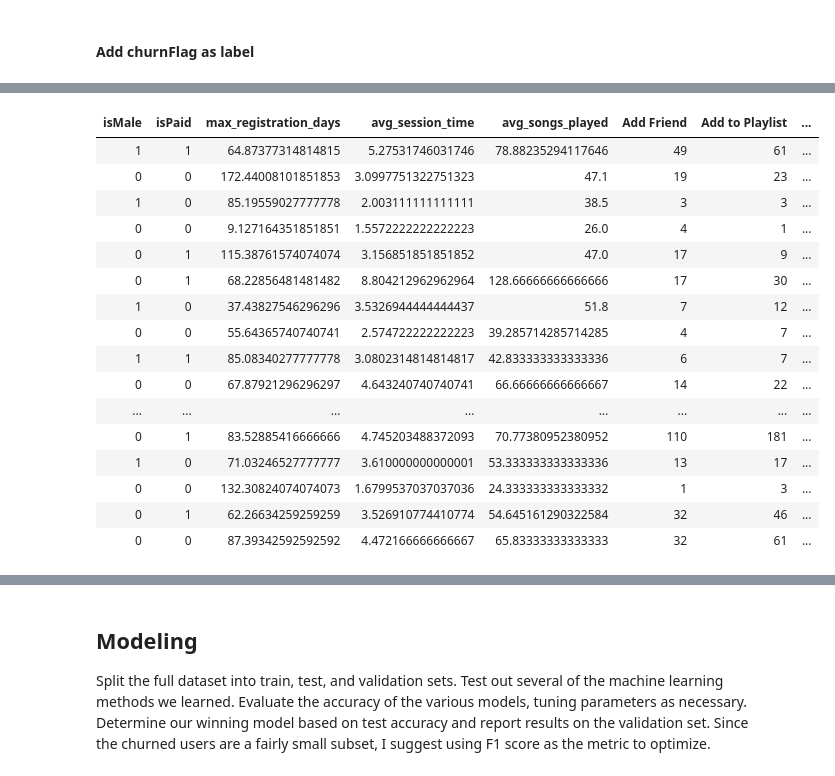
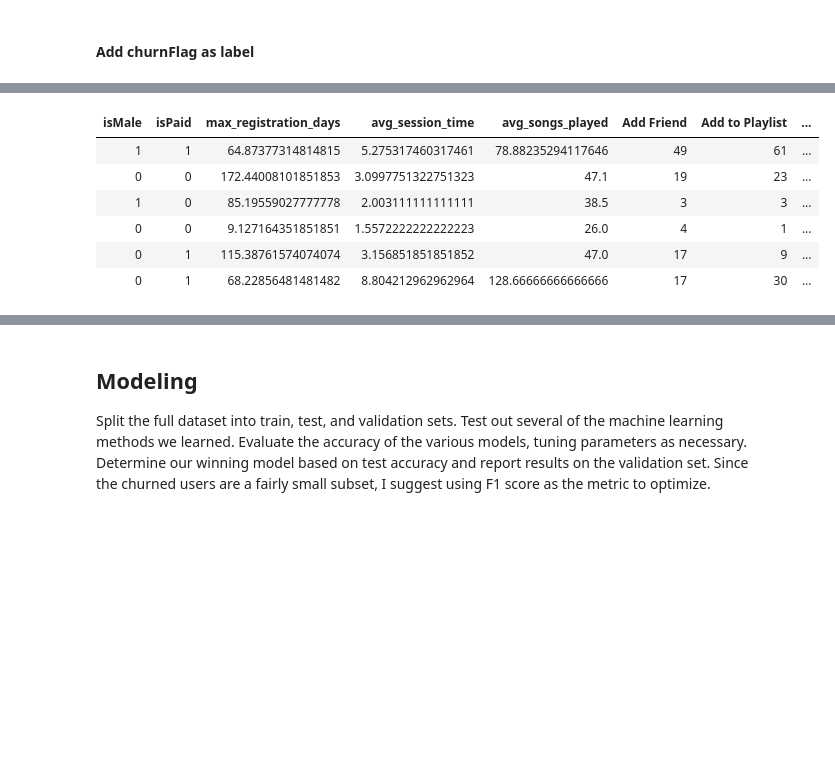
Before and after one commit to thanhta/Sparkify-Churn-Prediction, a Jupyter notebook: Sparkify_Churn.ipynb, the cells around one changed output, grey strips where cells are left out. Cells and saved outputs as stored; diff of their text form; code cells hidden in the pictures; blank space fills up the shorter version.

```diff
--- a/Sparkify_Churn.ipynb
+++ b/Sparkify_Churn.ipynb
@@ -756,26 +649,16 @@ display(churn_label_df)
 # %%
 # join the features and label
 data_df = features_df.join(churn_label_df, 'userId', 'outer').drop("userId")
 data_df = data_df.na.fill(0)
-display(data_df)
+display(data_df.head(6))
 # %% [output]
 | isMale | isPaid | max_registration_days | avg_session_time | avg_songs_played | Add Friend | Add to Playlist | ... |
-| 1 | 1 | 64.87377314814815 | 5.27531746031746 | 78.88235294117646 | 49 | 61 | ... |
+| 1 | 1 | 64.87377314814815 | 5.275317460317461 | 78.88235294117646 | 49 | 61 | ... |
 | 0 | 0 | 172.44008101851853 | 3.0997751322751323 | 47.1 | 19 | 23 | ... |
 | 1 | 0 | 85.19559027777778 | 2.003111111111111 | 38.5 | 3 | 3 | ... |
 | 0 | 0 | 9.127164351851851 | 1.5572222222222223 | 26.0 | 4 | 1 | ... |
 | 0 | 1 | 115.38761574074074 | 3.156851851851852 | 47.0 | 17 | 9 | ... |
 | 0 | 1 | 68.22856481481482 | 8.804212962962964 | 128.66666666666666 | 17 | 30 | ... |
-| 1 | 0 | 37.43827546296296 | 3.5326944444444437 | 51.8 | 7 | 12 | ... |
-| 0 | 0 | 55.64365740740741 | 2.574722222222223 | 39.285714285714285 | 4 | 7 | ... |
-| 1 | 1 | 85.08340277777778 | 3.0802314814814817 | 42.833333333333336 | 6 | 7 | ... |
-| 0 | 0 | 67.87921296296297 | 4.643240740740741 | 66.66666666666667 | 14 | 22 | ... |
-| ... | ... | ... | ... | ... | ... | ... | ... |
-| 0 | 1 | 83.52885416666666 | 4.745203488372093 | 70.77380952380952 | 110 | 181 | ... |
-| 1 | 0 | 71.03246527777777 | 3.610000000000001 | 53.333333333333336 | 13 | 17 | ... |
-| 0 | 0 | 132.30824074074073 | 1.6799537037037036 | 24.333333333333332 | 1 | 3 | ... |
-| 0 | 1 | 62.26634259259259 | 3.526910774410774 | 54.645161290322584 | 32 | 46 | ... |
-| 0 | 0 | 87.39342592592592 | 4.472166666666667 | 65.83333333333333 | 32 | 61 | ... |
 # %%
 # create columns of all features
 feature_cols = data_df.columns
```
Also changed, not shown: parts of 34 cells of this notebook.
